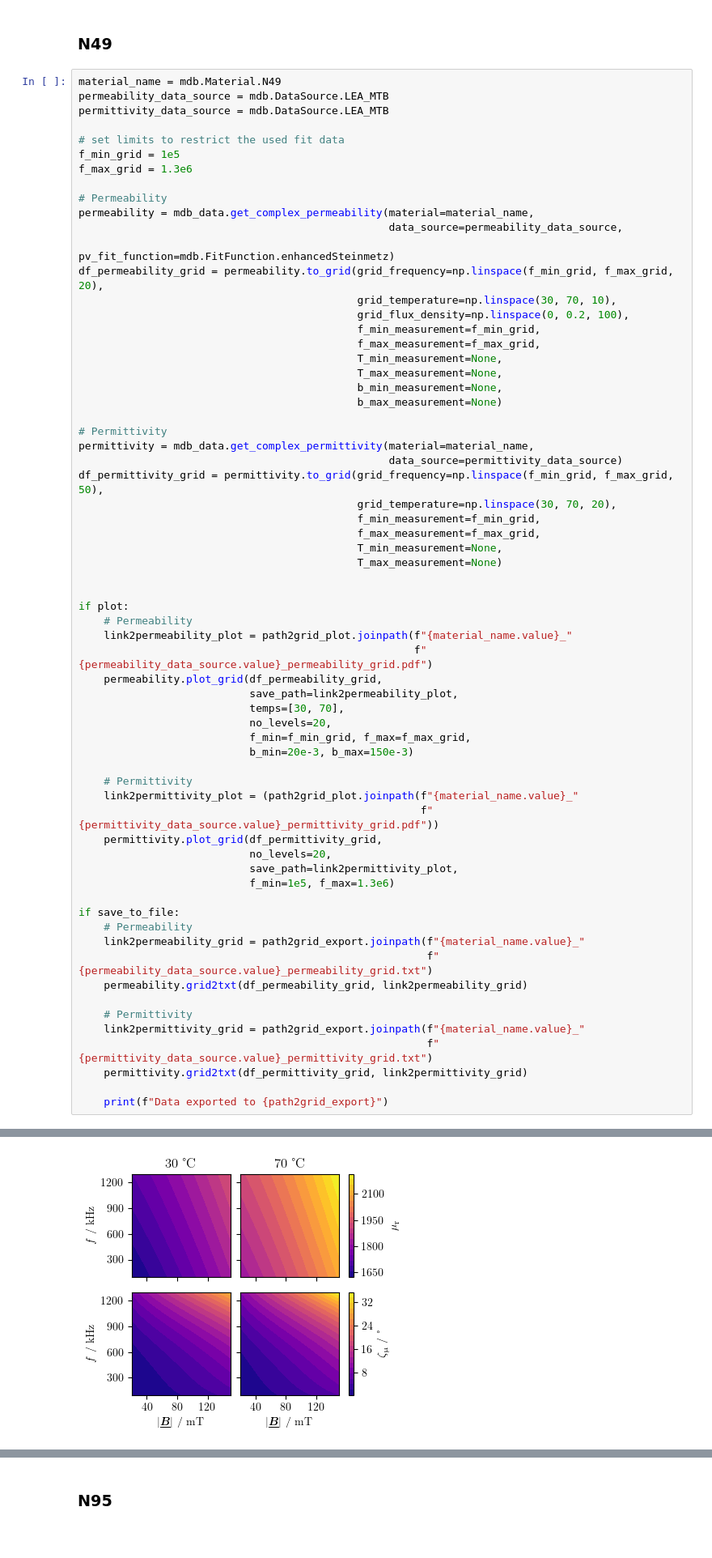
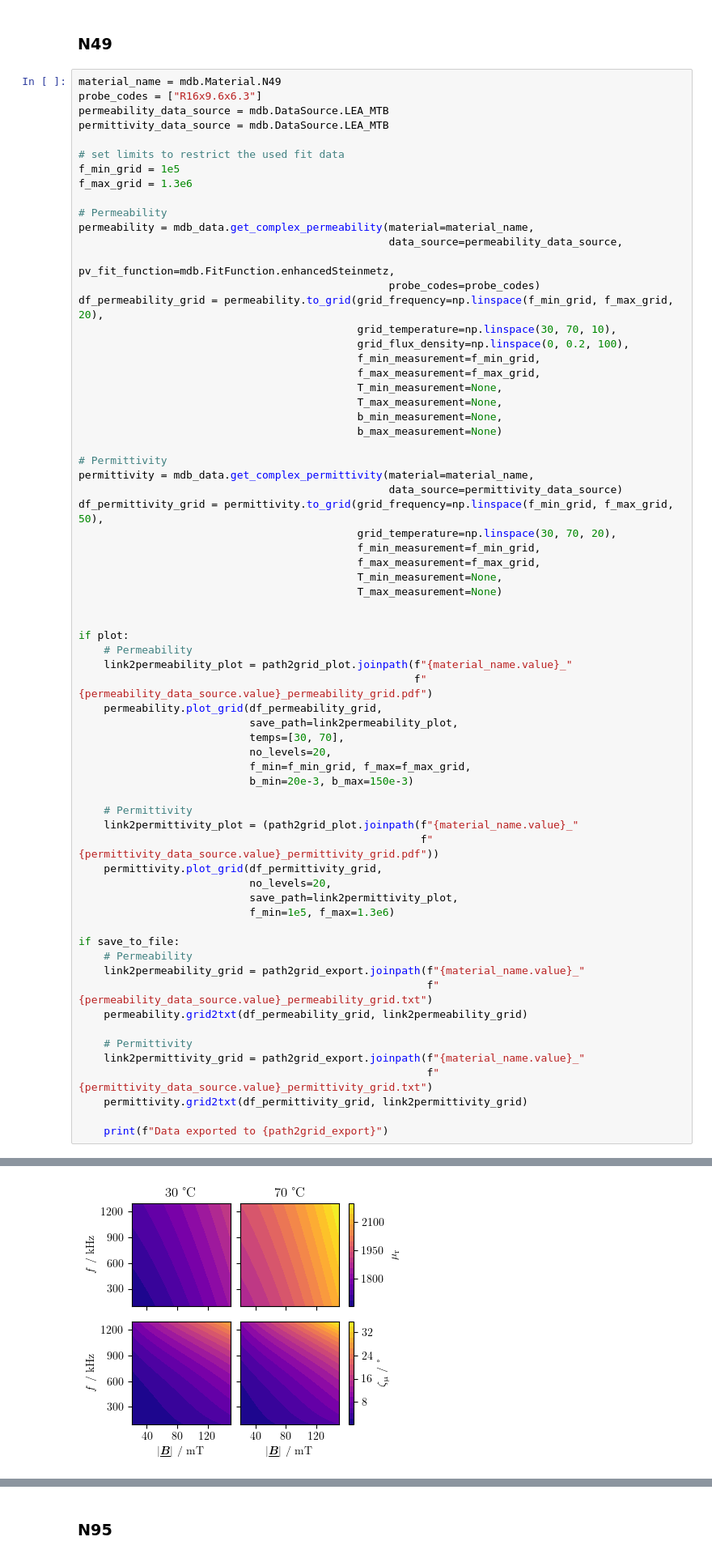
Before and after one commit to upb-lea/dimensional-performance-factor, a Jupyter notebook: dev/material_data.ipynb, the cells around one changed output, grey strips where cells are left out. Shown at 81% size. Drawn from its saved outputs; the diff is of its cells as text.

```diff
--- a/dev/material_data.ipynb
+++ b/dev/material_data.ipynb
@@ -28,6 +28,7 @@ mdb_data = mdb.Data()
 ### N49
 # %%
 material_name = mdb.Material.N49
+probe_codes = ["R16x9.6x6.3"]
 permeability_data_source = mdb.DataSource.LEA_MTB
 permittivity_data_source = mdb.DataSource.LEA_MTB
 
@@ -38,7 +39,8 @@ f_max_grid = 1.3e6
 # Permeability
 permeability = mdb_data.get_complex_permeability(material=material_name,
                                                  data_source=permeability_data_source,
-                                                 pv_fit_function=mdb.FitFunction.enhancedSteinmetz)
+                                                 pv_fit_function=mdb.FitFunction.enhancedSteinmetz,
+                                                 probe_codes=probe_codes)
 df_permeability_grid = permeability.to_grid(grid_frequency=np.linspace(f_min_grid, f_max_grid, 20),
                                             grid_temperature=np.linspace(30, 70, 10),
                                             grid_flux_density=np.linspace(0, 0.2, 100),
@@ -96,5 +98,5 @@ INFO:Complex data read from C:\Users\tpiepe\Repositories\materialdatabase\materi
 INFO:Complex data read from C:\Users\tpiepe\Repositories\materialdatabase\materialdatabase\data\complex_permittivity\LEA_MTB\N49.csv.
-[figure, old version]
+[figure, new version]
 [figure]
 Data exported to N:\groups\lea\data\Employees\tpiepe\Simulationen\TPEL26\materials
 # %% [markdown]
```
Also changed, not shown: parts of 3 cells of this notebook.
